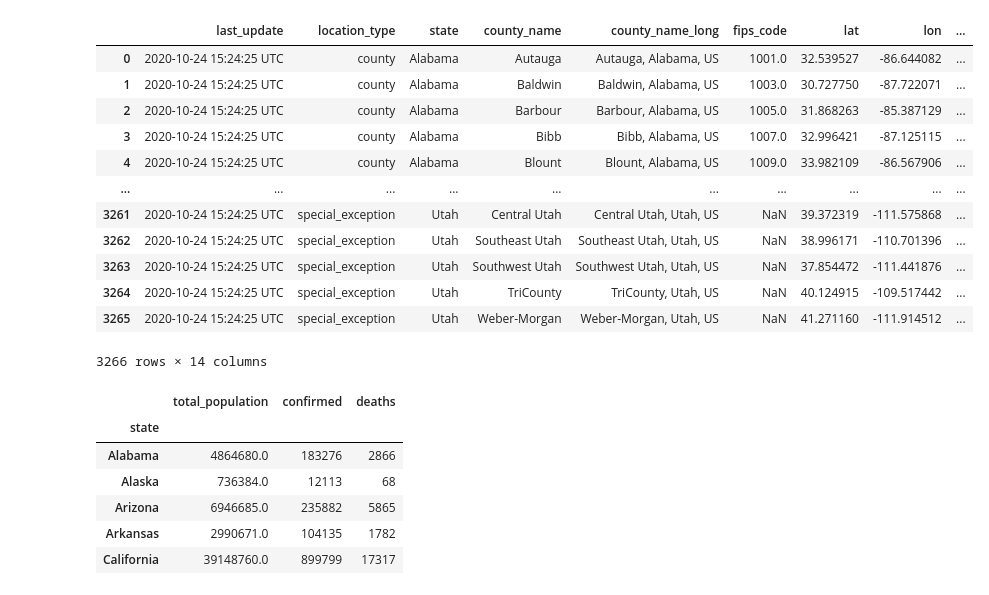
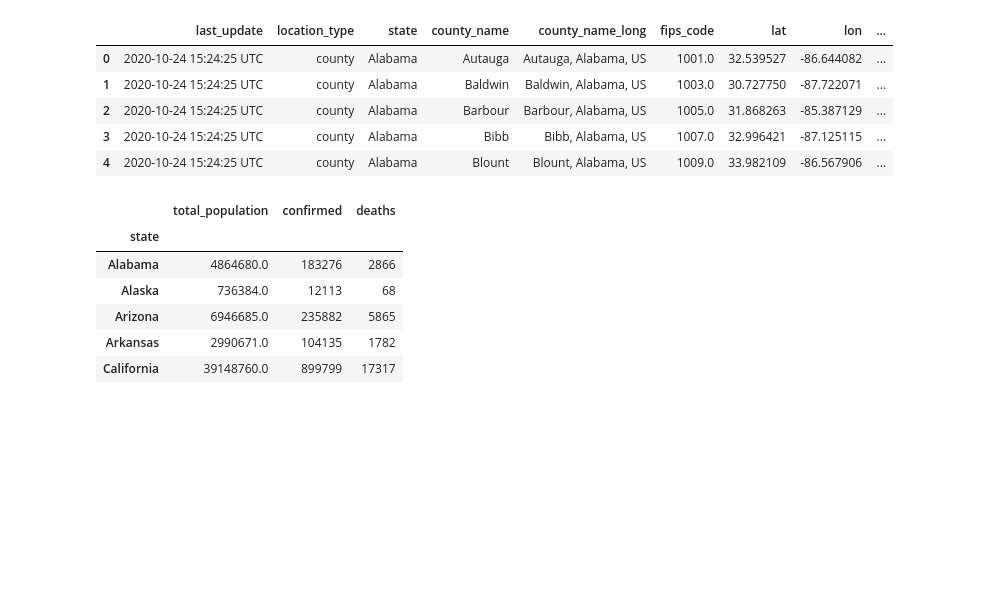
Before and after one commit to teresaflicek/Covid19-Societal-Impacts, a Jupyter notebook: Employment Rates and Covid.ipynb, the cells around one changed output. Cells and saved outputs as stored; diff of their text form; code cells hidden in the pictures; blank space fills up the shorter version.

```diff
--- a/Employment Rates and Covid.ipynb
+++ b/Employment Rates and Covid.ipynb
@@ -8,23 +7,17 @@ import scipy.stats as sts
 # %%
 # Pull data for data frames
 
 # John Hopkins Covid-19 Data
 JH_df=pd.read_csv("Resources/jh_cases_deaths.csv")
-JH_df
+
+JH_df.head()
 # %% [output]
 |  | last_update | location_type | state | county_name | county_name_long | fips_code | lat | lon | ... |
 | 0 | 2020-10-24 15:24:25 UTC | county | Alabama | Autauga | Autauga, Alabama, US | 1001.0 | 32.539527 | -86.644082 | ... |
 | 1 | 2020-10-24 15:24:25 UTC | county | Alabama | Baldwin | Baldwin, Alabama, US | 1003.0 | 30.727750 | -87.722071 | ... |
 | 2 | 2020-10-24 15:24:25 UTC | county | Alabama | Barbour | Barbour, Alabama, US | 1005.0 | 31.868263 | -85.387129 | ... |
 | 3 | 2020-10-24 15:24:25 UTC | county | Alabama | Bibb | Bibb, Alabama, US | 1007.0 | 32.996421 | -87.125115 | ... |
 | 4 | 2020-10-24 15:24:25 UTC | county | Alabama | Blount | Blount, Alabama, US | 1009.0 | 33.982109 | -86.567906 | ... |
-| ... | ... | ... | ... | ... | ... | ... | ... | ... | ... |
-| 3261 | 2020-10-24 15:24:25 UTC | special_exception | Utah | Central Utah | Central Utah, Utah, US | NaN | 39.372319 | -111.575868 | ... |
-| 3262 | 2020-10-24 15:24:25 UTC | special_exception | Utah | Southeast Utah | Southeast Utah, Utah, US | NaN | 38.996171 | -110.701396 | ... |
-| 3263 | 2020-10-24 15:24:25 UTC | special_exception | Utah | Southwest Utah | Southwest Utah, Utah, US | NaN | 37.854472 | -111.441876 | ... |
-| 3264 | 2020-10-24 15:24:25 UTC | special_exception | Utah | TriCounty | TriCounty, Utah, US | NaN | 40.124915 | -109.517442 | ... |
-| 3265 | 2020-10-24 15:24:25 UTC | special_exception | Utah | Weber-Morgan | Weber-Morgan, Utah, US | NaN | 41.271160 | -111.914512 | ... |
-3266 rows × 14 columns
 # %%
 #Clean Up Data
 
```
Also changed, not shown: parts of 13 cells of this notebook, 2 other files.
